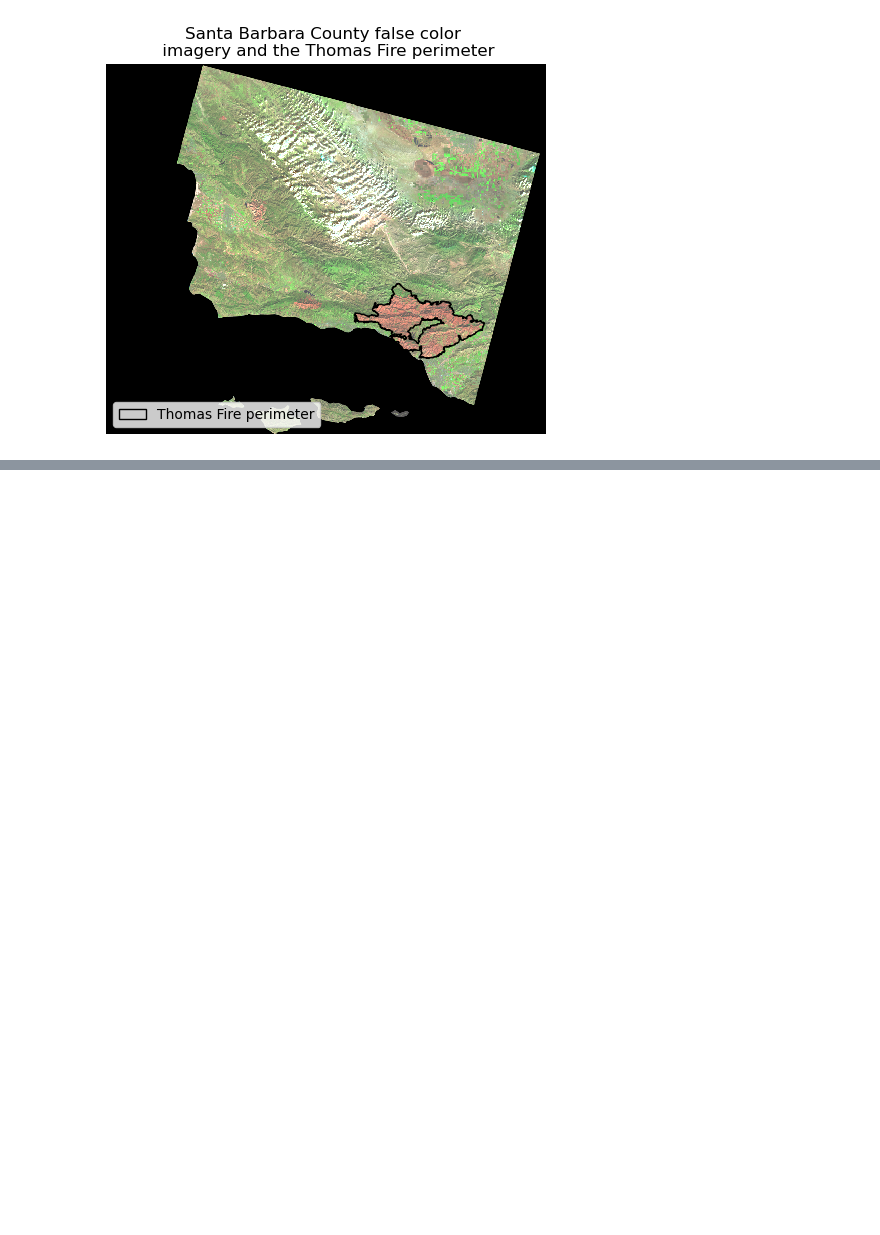
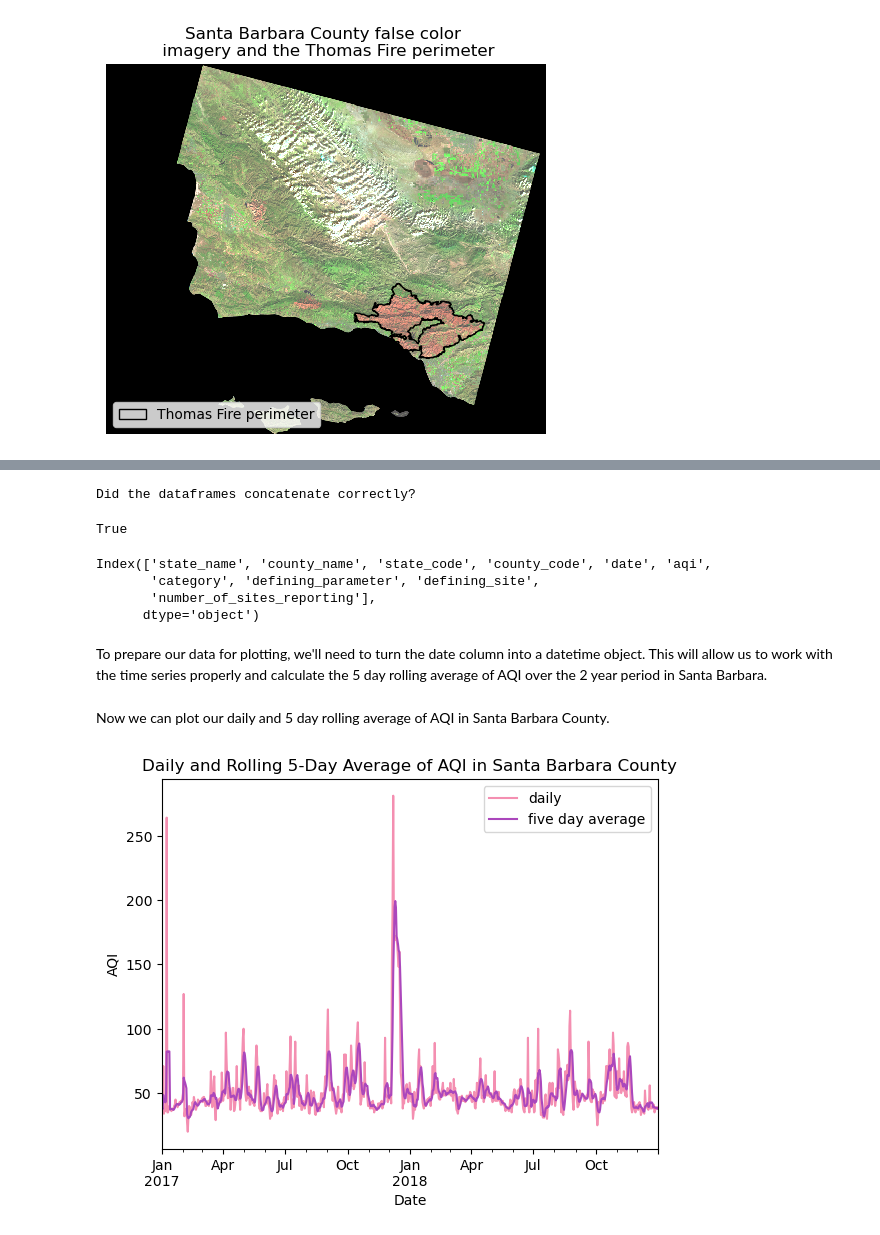
Before and after one commit to charliecurtin1/air_quality_and_imagery, a Jupyter notebook: air_quality_and_imagery.ipynb, the cells around one changed output, grey strips where cells are left out. Cells and saved outputs as stored; diff of their text form; code cells hidden in the pictures; blank space fills up the shorter version.

```diff
--- a/air_quality_and_imagery.ipynb
+++ b/air_quality_and_imagery.ipynb
@@ -84,0 +177,52 @@ _ = plt.show()
+# %%
+# concatenate the 2017 and 2018 dataframes to create a new dataframe
+aqi = pd.concat([aqi_17, aqi_18])
+
+# our new dataframe should have as many rows as aqi_17 and aqi_18 together
+print("Did the dataframes concatenate correctly?")
+aqi.shape[0] == aqi_17.shape[0] + aqi_18.shape[0]
+# %% [output]
+Did the dataframes concatenate correctly?
+True
+# %%
+# clean up the column names in our dataframe by changing them to snakecase
+aqi.columns = aqi.columns.str.lower().str.replace(' ','_')
+
+# view the change
+print(aqi.columns)
+# %% [output]
+Index(['state_name', 'county_name', 'state_code', 'county_code', 'date', 'aqi',
+       'category', 'defining_parameter', 'defining_site',
+       'number_of_sites_reporting'],
+      dtype='object')
+# %%
+# subset data from Santa Barbara County, remove the columns 'state_name', 'county_name', 'state_code', and 'county_code' to create a new dataframe
+aqi_sb = aqi[aqi['county_name'] == 'Santa Barbara'].drop(['state_name', 'county_name', 'state_code', 'county_code'], axis = 1)
+# %% [markdown]
+To prepare our data for plotting, we'll need to turn the date column into a datetime object. This will allow us to work with the time series properly and calculate the 5 day rolling average of AQI over the 2 year period in Santa Barbara.
+# %%
+# update the date column of aqi_sb to be a datetime object
+aqi_sb.date = pd.to_datetime(aqi_sb.date)
+
+# update the index of aqi_sb to be the date column
+aqi_sb = aqi_sb.set_index('date')
+
+# add the mean 5 day rolling average of AQI to the aqi_sb dataframe as a new column
+aqi_sb = aqi_sb.assign(five_day_average = aqi_sb.aqi.rolling('5D').mean())
+# %% [markdown]
+Now we can plot our daily and 5 day rolling average of AQI in Santa Barbara County.
+# %%
+# initialize plot
+fig, ax = plt.subplots()
+
+# plot daily and five day average aqi
+_ = aqi_sb[['aqi', 'five_day_average']].plot(ax = ax,
+                                            title = 'Daily and Rolling 5-Day Average of AQI in Santa Barbara County',
+                                            xlabel = 'Date',
+                                            ylabel = 'AQI',
+                                            color = {'aqi':'#F48FB1', 'five_day_average':'#AB47BC'})
+
+# change legend labels
+_ = ax.legend(labels = ("daily", "five day average"))
+# %% [output]
+[figure, added]
```
Also changed, not shown: parts of 17 cells of this notebook.
